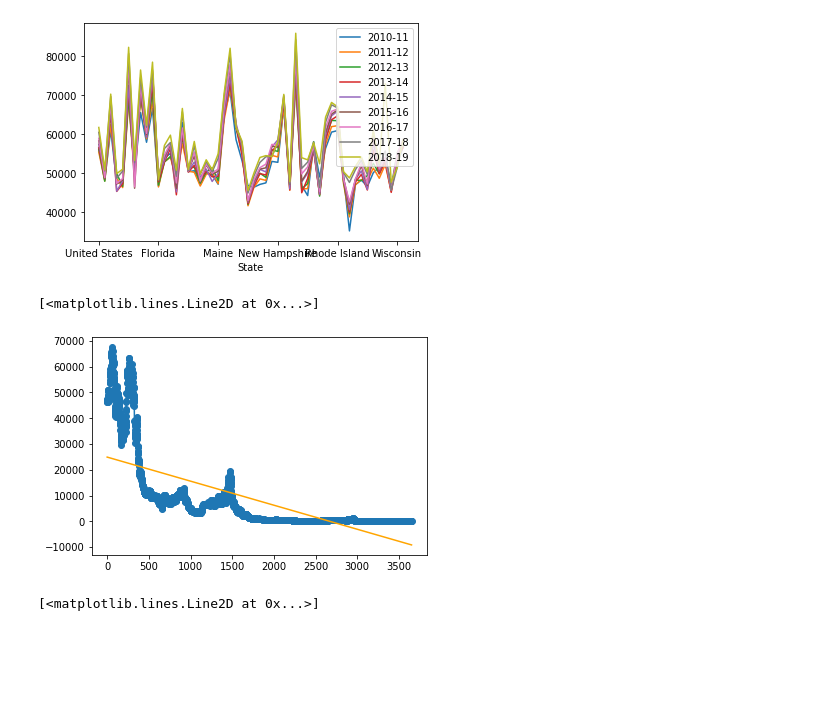
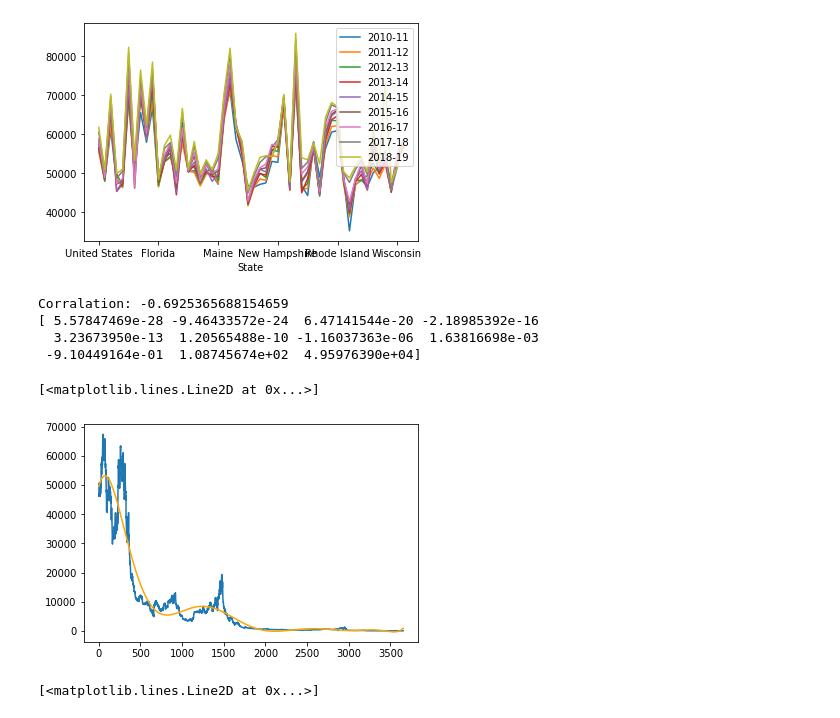
Before and after one commit to killerkitten82/School-Data-Science, a Jupyter notebook: testing/hello.ipynb, the cells around one changed output. Saved outputs shown, nothing was run; the diff lists cells and outputs as text; code cells hidden in the pictures; blank space fills up the shorter version.

```diff
--- a/testing/hello.ipynb
+++ b/testing/hello.ipynb
@@ -25,35 +25,47 @@ for file in filePaths:
 # %%
 # Price over time
 import pandas as pd
+import matplotlib.pyplot as plt
+import numpy as np
 
 path = {"coin_BTC": r"c:\Users\7544501\Documents\School-Data-Science\Unit_3\Data\coin_BTC.csv"}
 
 BTCData = pd.read_csv(path["coin_BTC"])
+#not setting index to be date so i have ints to use
 # BTCData.set_index(BTCData["Date"], inplace = True)
 # BTCData.drop(columns=["Date"], inplace = True)
 # BTCData.index = pd.to_datetime(BTCData.index)
 
 BTCData.Date = pd.to_datetime(BTCData.Date)
-BTCData.sort_values("Date", inplace=True)
+# BTCData.sort_values("Date", inplace=True) doesnt do anything
 
 x = BTCData.index
 y = BTCData.Price
+xSeries = pd.Series(x) #corr doesnt like indexSeries so have to make into reg series
 
-plt.scatter(x,y)
+# y.corr(xSeries)
+
+print(f"Corralation: {y.corr(xSeries)}")
+
+# plt.scatter(x,y)
 plt.plot(x,y)
 
-model = np.polyfit(x,y,1)
+model = np.polyfit(x,y,10)
 predict = np.poly1d(model)
+
+print(model)
 
 xRange = range(x.min(), x.max()+1)
 yValues = predict(xRange)
 
 plt.plot(xRange, yValues, color="Orange")
-
-# print(f"Corralation: {y.corr(x)}")
 # %% [output]
-[<matplotlib.lines.Line2D at 0x...>]
+Corralation: -0.6925365688154659
+[ 5.57847469e-28 -9.46433572e-24  6.47141544e-20 -2.18985392e-16
+  3.23673950e-13  1.20565488e-10 -1.16037363e-06  1.63816698e-03
+ -9.10449164e-01  1.08745674e+02  4.95976390e+04]
+[<matplotlib.lines.Line2D at 0x...>]
-[figure, old version]
+[figure, new version]
 # %%
 # Histogram
 import pandas as pd
```
Also changed, not shown: 1 other file.
